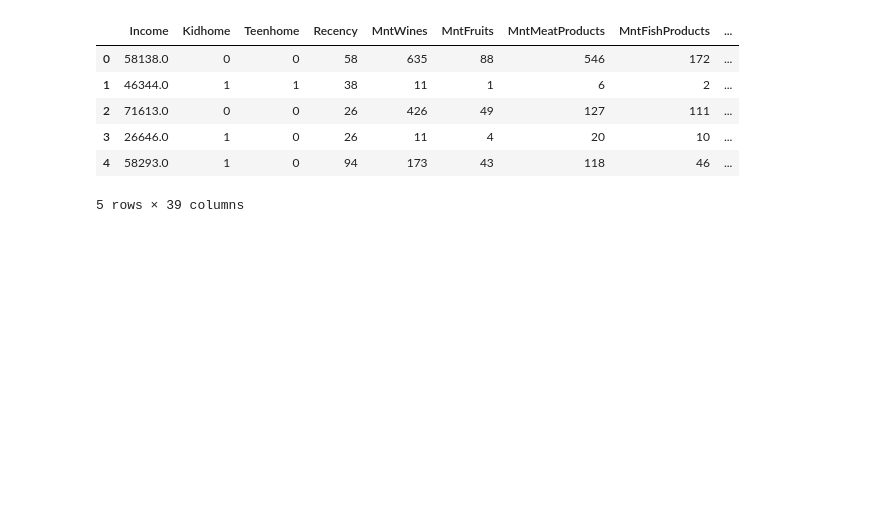
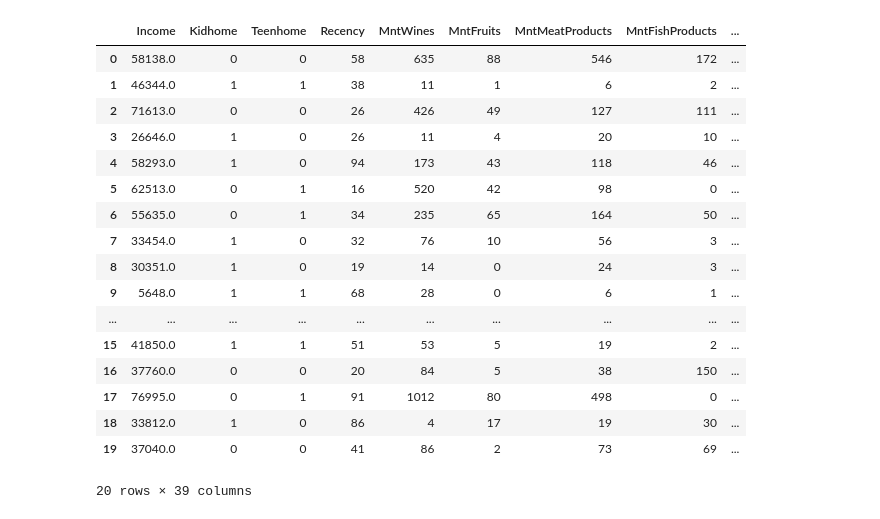
Before and after one commit to dpschauhan/Oasis-Infobyte---Data-Analysis--, a Jupyter notebook: Customer Segmentation/customer_segmentation.ipynb, the cells around one changed output. Drawn from its saved outputs; the diff is of its cells as text; code cells hidden in the pictures; blank space fills up the shorter version.

```diff
--- a/Customer Segmentation/customer_segmentation.ipynb
+++ b/Customer Segmentation/customer_segmentation.ipynb
@@ -6,15 +6,26 @@ warnings.filterwarnings("ignore")
 # %%
 data = pd.read_csv('./ifood_df.csv')
 # %%
-data.head()
+data.head(20)
 # %% [output]
 |  | Income | Kidhome | Teenhome | Recency | MntWines | MntFruits | MntMeatProducts | MntFishProducts | ... |
 | 0 | 58138.0 | 0 | 0 | 58 | 635 | 88 | 546 | 172 | ... |
 | 1 | 46344.0 | 1 | 1 | 38 | 11 | 1 | 6 | 2 | ... |
 | 2 | 71613.0 | 0 | 0 | 26 | 426 | 49 | 127 | 111 | ... |
 | 3 | 26646.0 | 1 | 0 | 26 | 11 | 4 | 20 | 10 | ... |
 | 4 | 58293.0 | 1 | 0 | 94 | 173 | 43 | 118 | 46 | ... |
+| 5 | 62513.0 | 0 | 1 | 16 | 520 | 42 | 98 | 0 | ... |
+| 6 | 55635.0 | 0 | 1 | 34 | 235 | 65 | 164 | 50 | ... |
+| 7 | 33454.0 | 1 | 0 | 32 | 76 | 10 | 56 | 3 | ... |
+| 8 | 30351.0 | 1 | 0 | 19 | 14 | 0 | 24 | 3 | ... |
+| 9 | 5648.0 | 1 | 1 | 68 | 28 | 0 | 6 | 1 | ... |
+| ... | ... | ... | ... | ... | ... | ... | ... | ... | ... |
+| 15 | 41850.0 | 1 | 1 | 51 | 53 | 5 | 19 | 2 | ... |
+| 16 | 37760.0 | 0 | 0 | 20 | 84 | 5 | 38 | 150 | ... |
+| 17 | 76995.0 | 0 | 1 | 91 | 1012 | 80 | 498 | 0 | ... |
+| 18 | 33812.0 | 1 | 0 | 86 | 4 | 17 | 19 | 30 | ... |
+| 19 | 37040.0 | 0 | 0 | 41 | 86 | 2 | 73 | 69 | ... |
-5 rows × 39 columns
+20 rows × 39 columns
 # %%
 data.describe()
 # %% [output]
```
Also changed, not shown: parts of 26 cells of this notebook, 2 other files.
